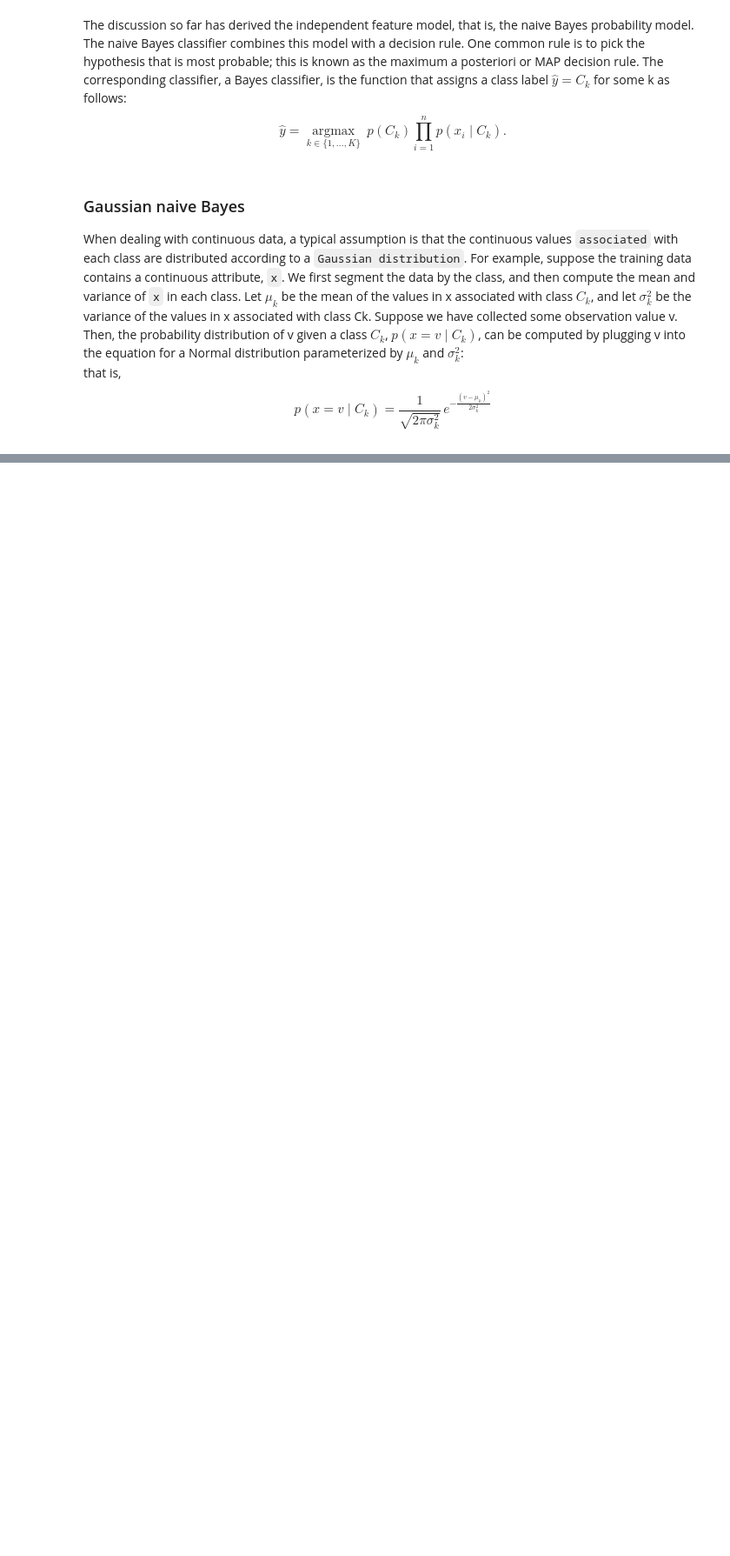
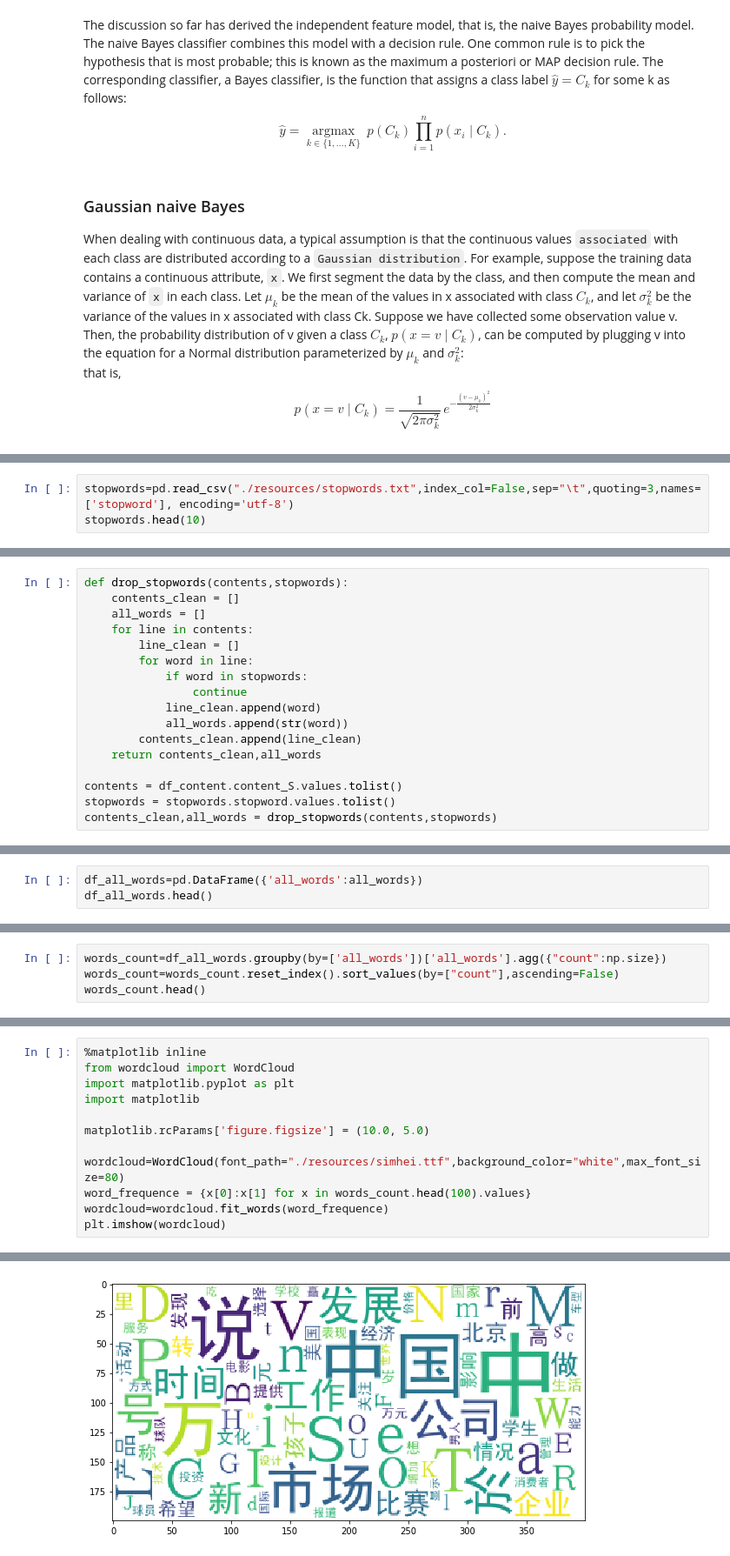
Before and after one commit to JKChang2015/Machine_Learning, a Jupyter notebook: Bayesian network/Naive Bayes classifier.ipynb, the cells around one changed output, grey strips where cells are left out. Shown: that part at 87% size. Saved outputs shown, nothing was run; the diff lists cells and outputs as text; blank space fills up the shorter version.

```diff
--- a/Bayesian network/Naive Bayes classifier.ipynb
+++ b/Bayesian network/Naive Bayes classifier.ipynb
@@ -21,0 +103,3 @@ $$p(x=v\mid C_{k})={\frac {1}{\sqrt {2\pi \sigma _{k}^{2}}}}\,e^{-{\frac {(v-\mu
+# %%
+stopwords=pd.read_csv("./resources/stopwords.txt",index_col=False,sep="\t",quoting=3,names=['stopword'], encoding='utf-8')
+stopwords.head(10)
@@ -21,0 +118,17 @@ $$p(x=v\mid C_{k})={\frac {1}{\sqrt {2\pi \sigma _{k}^{2}}}}\,e^{-{\frac {(v-\mu
+# %%
+def drop_stopwords(contents,stopwords):
+    contents_clean = []
+    all_words = []
+    for line in contents:
+        line_clean = []
+        for word in line:
+            if word in stopwords:
+                continue
+            line_clean.append(word)
+            all_words.append(str(word))
+        contents_clean.append(line_clean)
+    return contents_clean,all_words
+
+contents = df_content.content_S.values.tolist()
+stopwords = stopwords.stopword.values.tolist()
+contents_clean,all_words = drop_stopwords(contents,stopwords)
@@ -21,0 +145,3 @@ $$p(x=v\mid C_{k})={\frac {1}{\sqrt {2\pi \sigma _{k}^{2}}}}\,e^{-{\frac {(v-\mu
+# %%
+df_all_words=pd.DataFrame({'all_words':all_words})
+df_all_words.head()
@@ -21,0 +155,4 @@ $$p(x=v\mid C_{k})={\frac {1}{\sqrt {2\pi \sigma _{k}^{2}}}}\,e^{-{\frac {(v-\mu
+# %%
+words_count=df_all_words.groupby(by=['all_words'])['all_words'].agg({"count":np.size})
+words_count=words_count.reset_index().sort_values(by=["count"],ascending=False)
+words_count.head()
@@ -21,0 +168,13 @@ $$p(x=v\mid C_{k})={\frac {1}{\sqrt {2\pi \sigma _{k}^{2}}}}\,e^{-{\frac {(v-\mu
+# %%
+%matplotlib inline
+from wordcloud import WordCloud
+import matplotlib.pyplot as plt
+import matplotlib
+
+matplotlib.rcParams['figure.figsize'] = (10.0, 5.0)
+
+wordcloud=WordCloud(font_path="./resources/simhei.ttf",background_color="white",max_font_size=80)
+word_frequence = {x[0]:x[1] for x in words_count.head(100).values}
+wordcloud=wordcloud.fit_words(word_frequence)
+plt.imshow(wordcloud)
+# %% [output]
@@ -21,0 +182 @@ $$p(x=v\mid C_{k})={\frac {1}{\sqrt {2\pi \sigma _{k}^{2}}}}\,e^{-{\frac {(v-\mu
+[figure, added]
```
Also changed, not shown: parts of 37 cells of this notebook, 4 other files.
